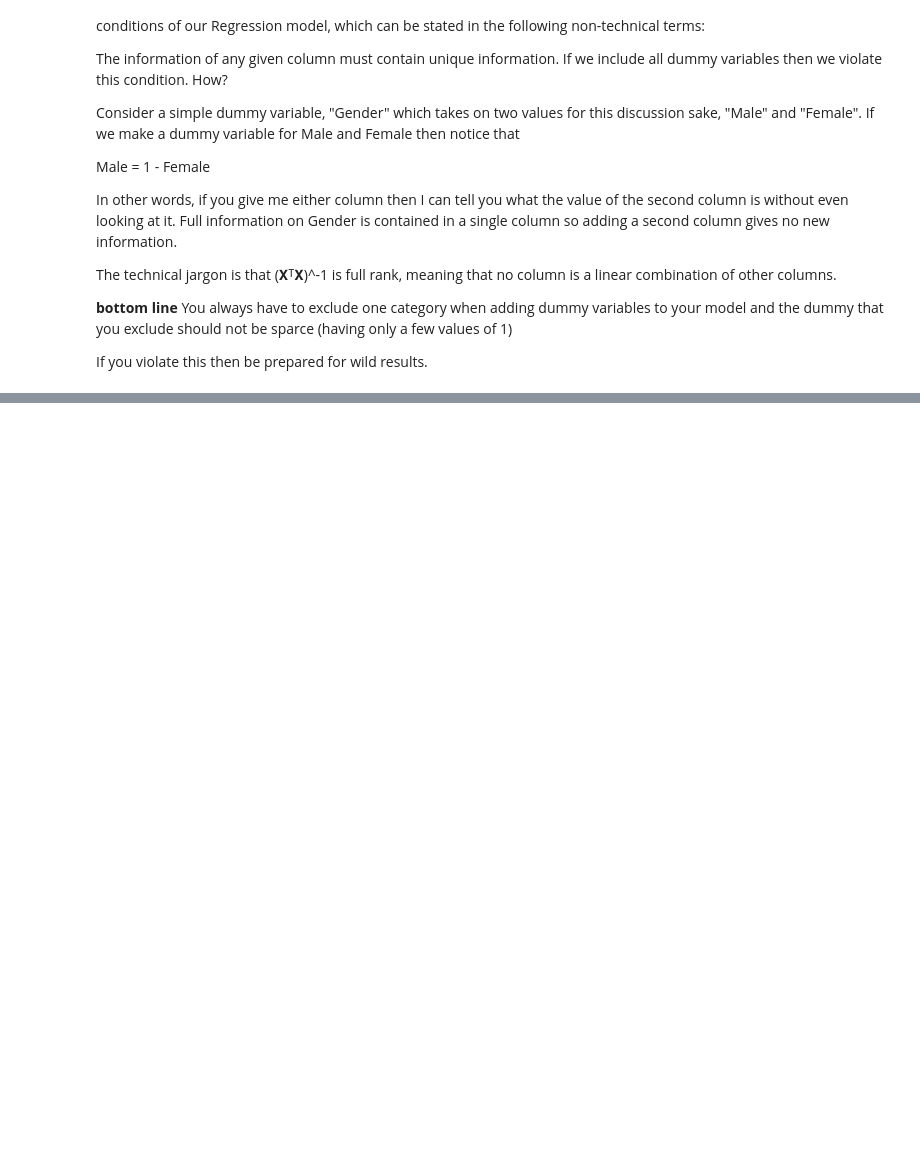
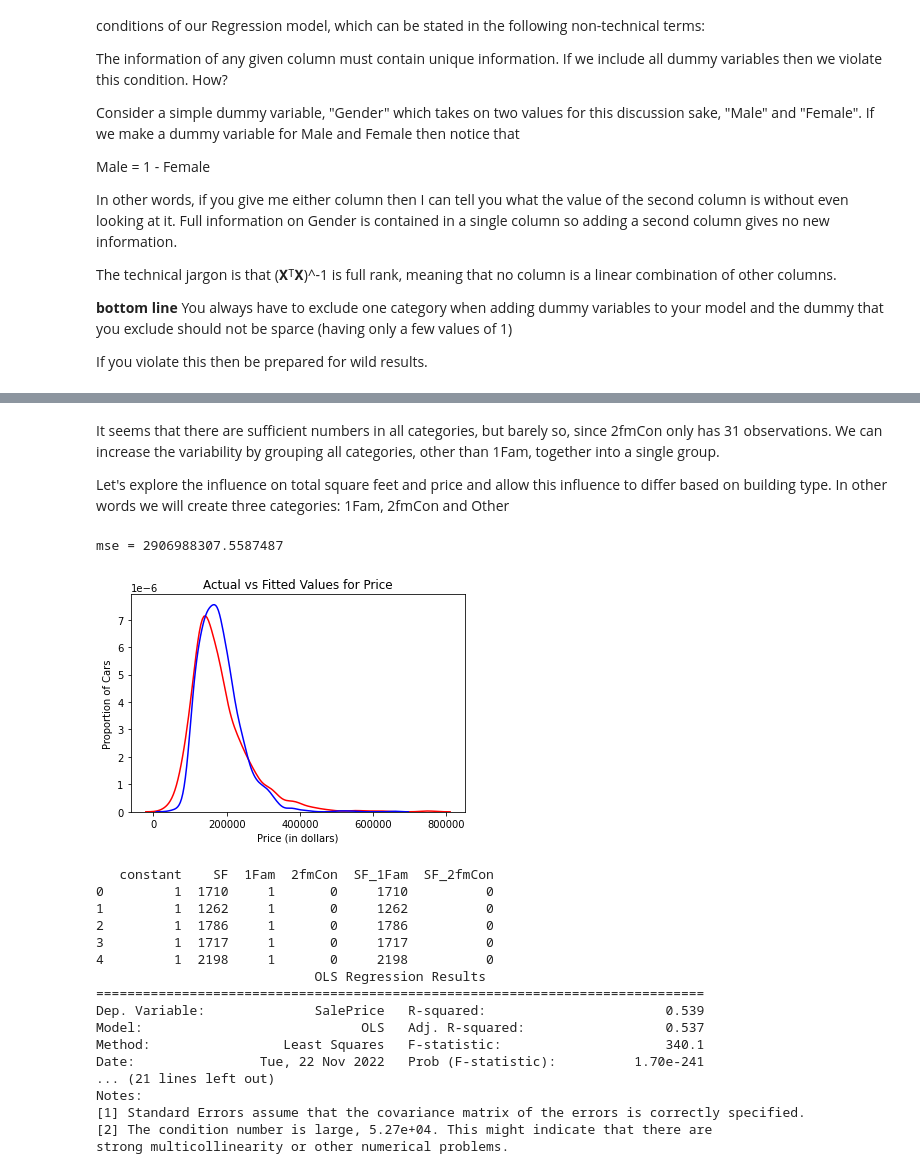
Before and after one commit to mknomics/teaching_closet, a Jupyter notebook: Dummy_Variables.ipynb, the cells around one changed output, grey strips where cells are left out. Cells and saved outputs as stored; diff of their text form; code cells hidden in the pictures; blank space fills up the shorter version.

```diff
--- a/Dummy_Variables.ipynb
+++ b/Dummy_Variables.ipynb
@@ -15,18 +25,23 @@ def model(X=True, Y=True):
 
   lm.fit(X,Y)
   Yhat = lm.predict(X)
+  mse= mean_squared_error(Y, Yhat)
+  print('mse = '+ str(mse))
 
   plt.figure()
-
   ax1 = sns.distplot(Y, hist=False, color="r", label="Actual Value")
   sns.distplot(Yhat, hist=False, color="b", label="Fitted Values" , ax=ax1)
-
   plt.title('Actual vs Fitted Values for Price')
   plt.xlabel('Price (in dollars)')
   plt.ylabel('Proportion of Cars')
-
   plt.show()
   plt.close()
+
+  reg_model = sm.OLS(Y, X).fit()
+  #X = sm.add_constant(X,  has_constant='add')
+  print(X.head())
+  #predictions = reg_model.predict(X)
+  print(reg_model.summary())
   return
 # %% [markdown]
 ## Load Data into Colab
@@ -178,0 +204,32 @@ If you violate this then be prepared for wild results.
+# %% [markdown]
+It seems that there are sufficient numbers in all categories, but barely so, since 2fmCon only has 31 observations.  We can increase the variability by grouping all categories, other than 1Fam, together into a single group.
+
+Let's explore the influence on total square feet and price and allow this influence to differ based on building type.  In other words we will create three categories:  1Fam, 2fmCon and Other
+# %%
+# Feature Engineer Total Square Foot
+df_house['SF']=df_house['1stFlrSF']+df_house['2ndFlrSF']
+df_house['constant']=1
+df_house['SF_1Fam']=df_house['SF']*df_house['1Fam']
+df_house['SF_2fmCon'] = df_house['SF']*df_house['2fmCon']
+# %%
+model(X=df_house[['constant','SF','1Fam','2fmCon','SF_1Fam','SF_2fmCon']], Y=df_house['SalePrice'])
+# %% [output]
+mse = 2906988307.5587487
+[figure, added]
+   constant    SF  1Fam  2fmCon  SF_1Fam  SF_2fmCon
+0         1  1710     1       0     1710          0
+1         1  1262     1       0     1262          0
+2         1  1786     1       0     1786          0
+3         1  1717     1       0     1717          0
+4         1  2198     1       0     2198          0
+                            OLS Regression Results
+==============================================================================
+Dep. Variable:              SalePrice   R-squared:                       0.539
+Model:                            OLS   Adj. R-squared:                  0.537
+Method:                 Least Squares   F-statistic:                     340.1
+Date:                Tue, 22 Nov 2022   Prob (F-statistic):          1.70e-241
+... (21 lines left out)
+Notes:
+[1] Standard Errors assume that the covariance matrix of the errors is correctly specified.
+[2] The condition number is large, 5.27e+04. This might indicate that there are
+strong multicollinearity or other numerical problems.
```
Also changed, not shown: parts of 8 cells of this notebook.
